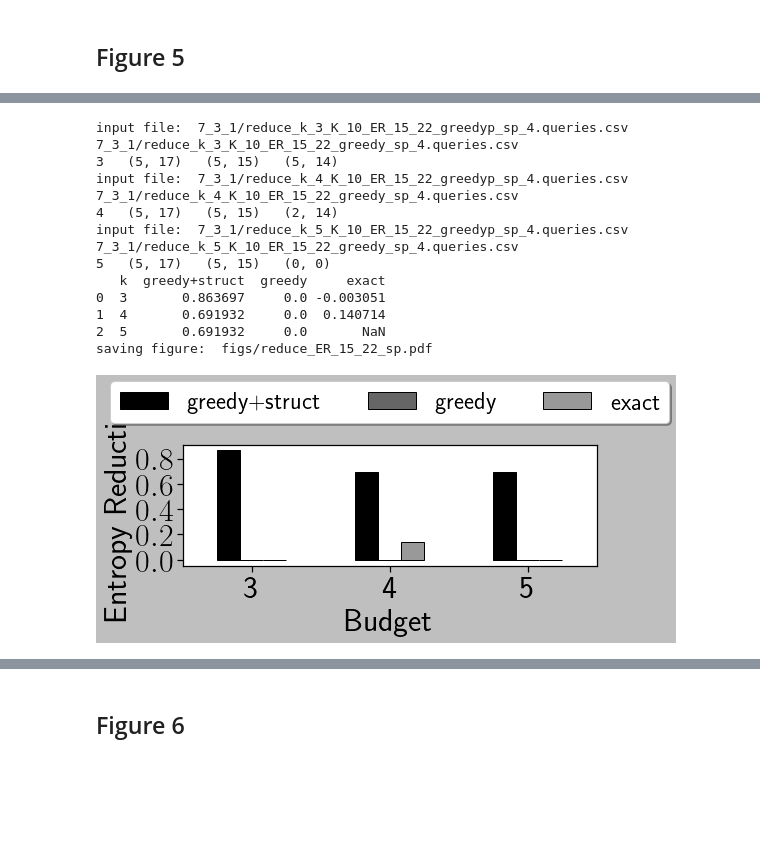
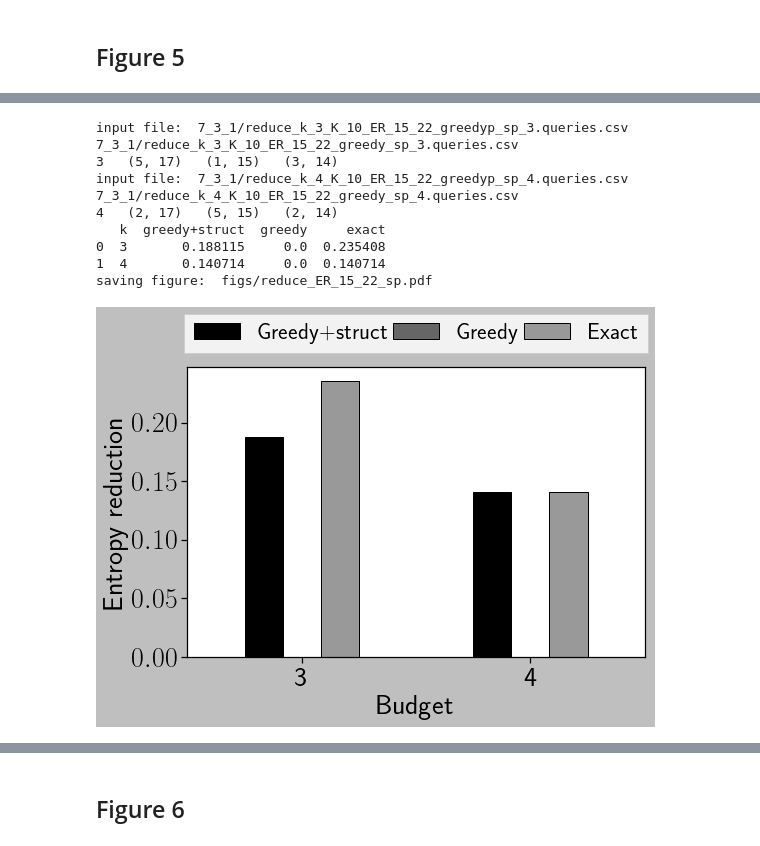
Before and after one commit to toggled/uncertainty, a Jupyter notebook: Plots.ipynb, the cells around one changed output, grey strips where cells are left out. Saved outputs shown, nothing was run; the diff lists cells and outputs as text; code cells hidden in the pictures; blank space fills up the shorter version.

```diff
--- a/Plots.ipynb
+++ b/Plots.ipynb
@@ -369,7 +367,7 @@ from itertools import cycle
 import seaborn as sns
 import numpy as np
 import pandas as pd
-sns.set(rc={'figure.figsize':(8,4)})
+sns.set(rc={'figure.figsize':(8,6)})
 sns.set_style("dark", {'axes.grid' : False})
 sns.set_style("ticks")
 plt.style.use('grayscale')
@@ -386,8 +384,8 @@ q = 'sp'
 # 'mcdij' #'mcbfs' #
 est_alg = 'exact'
 # est_alg = 'mcbfs'
-# kset = [3,4,5]
-kset = [3,4,5]
+kset = [3,4]
+# kset = [3,4]
 varyK0 = [] #greedy+struct
 varyK1  = [] #greedy
 exact = []
@@ -395,8 +393,8 @@ exact = []
 for k in kset:
     # qset = str(k)
     qset = 4
-    name0 = folder+'reduce_k_'+str(k)+'_K_10_'+data+'_'+alg0+'_'+q+'_'+str(qset)+'.queries.csv'
-    name1 = folder+'reduce_k_'+str(k)+'_K_10_'+data+'_'+alg1+'_'+q+'_'+str(qset)+'.queries.csv'
+    name0 = folder+'reduce_k_'+str(k)+'_K_10_'+data+'_'+alg0+'_'+q+'_'+str(k)+'.queries.csv'
+    name1 = folder+'reduce_k_'+str(k)+'_K_10_'+data+'_'+alg1+'_'+q+'_'+str(k)+'.queries.csv'
     print('input file: ',name0,name1)
     df0 = pd.read_csv(name0)
     df1 = pd.read_csv(name1)
@@ -411,7 +409,7 @@ for k in kset:
     varyK1.append(df1)
 
     try:
-        exactcsv = folder+'reduce_k_'+str(k)+'_K_10_'+data+'_'+'exact_'+q+'_'+str(qset)+'.queries.csv'
+        exactcsv = folder+'reduce_k_'+str(k)+'_K_10_'+data+'_'+'exact_'+q+'_'+str(k)+'.queries.csv'
         exactdf = pd.read_csv(exactcsv)
     except:
         exactdf = pd.DataFrame()
@@ -442,55 +440,53 @@ for i,K in enumerate(kset):
 
 df = pd.DataFrame(zip(kset,greedyp_red,greedy_red,exact_red),columns = ['k','greedy+struct','greedy','exact'])
 print(df.head())
-ax = df.plot(x="k", y=["greedy+struct","greedy","exact"], kind="bar",rot=0)
+df = df.rename(columns={"greedy+struct": "Greedy+struct", 'greedy':'Greedy','exact':'Exact'})
+ax = df.plot(x="k", y=["Greedy+struct","Greedy","Exact"], kind="bar",rot=0)
 # plt.yscale('log',base=10)
 # plt.bar(kset,greedyp_red)
 # #     sns.lineplot(x='K', y='DeltaH', data=varyK0[i], linewidth=lw, markersize=8,color='k')
 # # plt.xscale('log',base=2)
 # # greedy_red = np.array(greedy_red)
 # # std_red = np.array(std_red)
 # # print(greedy_red.shape,' ',std_red.shape,' ',len(greedyM_red),' ',len(stdM_red))
 # plt.plot(Kset,greedy_red,color = 'k',marker='x',label='greedy',linewidth=lw)
 # plt.plot(Kset,greedyM_red,color = 'k',marker='o',label='greedy+mem',linewidth=lw)
 # # plt.fill_between(Kset, np.array(greedyM_red) - np.array(stdM_red), np.array(greedyM_red) + np.array(stdM_red), \
 # #                  color='r', alpha=0.4)
 # ax = plt.gca()
 # ax.axhline(exact_deltaH,linestyle='--',color='r',linewidth=lw,label='Exact')
 # plt.yscale('log',base=2)
 # plt.xscale('log',base=2)
-plt.xlabel('Budget', fontsize=fontsize-2)
-plt.ylabel('Entropy Reduction',fontsize=fontsize-2)
-plt.yticks(fontsize=fontsize-2)
-# plt.yticks([0,0.05,0.1,0.16],fontsize=fontsize-2)
-plt.xticks(fontsize=fontsize-2)
+plt.xlabel('Budget', fontsize=fontsize)
+plt.ylabel('Entropy reduction',fontsize=fontsize)
+# plt.yticks(fontsize=fontsize-2)
+plt.yticks(fontsize=fontsize)
+plt.xticks(fontsize=fontsize)
 # plt.yscale('log')
 # ax = plt.gca()
 # ax.set_xticklabels(xlabels)
 # plt.yticks(fontsize=fontsize-2)
 # # plt.legend(fontsize=fontsize+10,frameon = False,prop={"size":22},bbox_to_anchor=(0.6,0.4))
 # plt.legend(fontsize=fontsize-7, ncol = 3)
 # plt.legend(fontsize=fontsize-3)
-plt.legend(loc='lower center', bbox_to_anchor=(0.5, 1.08),\
-          ncol=3, fancybox=True, shadow=True,fontsize=labelsize-2)
+plt.legend(loc='lower center', bbox_to_anchor=(0.5, 1.01),\
+          ncol=3, fancybox=False, shadow=False,fontsize=labelsize+1,columnspacing=0.2)
 # plt.title('Budget = '+str(k),fontsize=fontsize-8)
 fname = output_folder+'/reduce_'+data+"_"+q+".pdf"
 print('saving figure: ',fname)
 plt.tight_layout()
-# plt.savefig(fname)
+plt.savefig(fname)
 plt.show()
 # %% [output]
-input file:  7_3_1/reduce_k_3_K_10_ER_15_22_greedyp_sp_4.queries.csv 7_3_1/reduce_k_3_K_10_ER_15_22_greedy_sp_4.queries.csv
-3   (5, 17)   (5, 15)   (5, 14)
+input file:  7_3_1/reduce_k_3_K_10_ER_15_22_greedyp_sp_3.queries.csv 7_3_1/reduce_k_3_K_10_ER_15_22_greedy_sp_3.queries.csv
+3   (5, 17)   (1, 15)   (3, 14)
 input file:  7_3_1/reduce_k_4_K_10_ER_15_22_greedyp_sp_4.queries.csv 7_3_1/reduce_k_4_K_10_ER_15_22_greedy_sp_4.queries.csv
-4   (5, 17)   (5, 15)   (2, 14)
-input file:  7_3_1/reduce_k_5_K_10_ER_15_22_greedyp_sp_4.queries.csv 7_3_1/reduce_k_5_K_10_ER_15_22_greedy_sp_4.queries.csv
-5   (5, 17)   (5, 15)   (0, 0)
+4   (2, 17)   (5, 15)   (2, 14)
    k  greedy+struct  greedy     exact
-0  3       0.863697     0.0 -0.003051
-1  4       0.691932     0.0  0.140714
-2  5       0.691932     0.0       NaN
+0  3       0.188115     0.0  0.235408
+1  4       0.140714     0.0  0.140714
 saving figure:  figs/reduce_ER_15_22_sp.pdf
-[figure, old version]
+[figure, new version]
 # %%
 from matplotlib import pyplot as plt
 plt.rcParams['text.usetex'] = True
```
Also changed, not shown: parts of 12 cells of this notebook, 8 other files.
